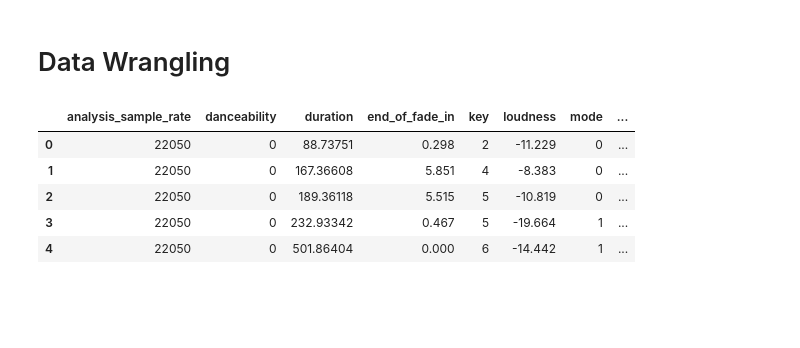
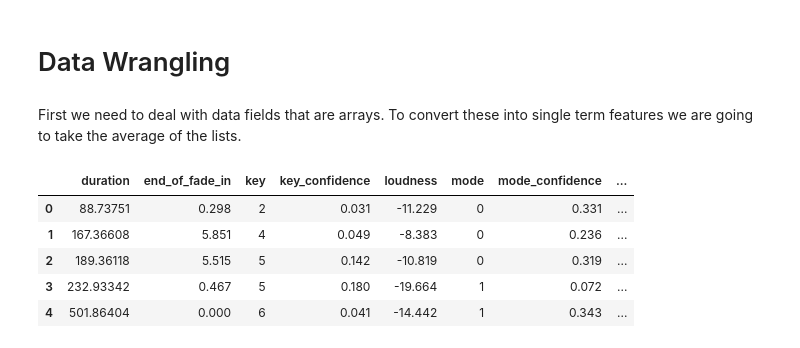
Before and after one commit to seankim658/Million-Song-Data-Analysis, a Jupyter notebook: Million Song Dataset Analysis.ipynb, the cells around one changed output. Drawn from its saved outputs; the diff is of its cells as text; code cells hidden in the pictures; blank space fills up the shorter version.

```diff
--- a/Million Song Dataset Analysis.ipynb
+++ b/Million Song Dataset Analysis.ipynb
@@ -520,14 +537,16 @@ valid_coordinates_geodf.plot(ax = ax, markersize = 20, color = 'red')
 [figure]
 # %% [markdown]
 # Data Wrangling
-# %%
-# grab relevant columns, then have to clean up null values
-corr_df = full_query_df[['analysis_sample_rate', 'danceability', 'duration', 'end_of_fade_in', 'key', 'loudness', 'mode', 'start_of_fade_out', 'tempo', 'time_signature', 'artist_terms', 'artist_familiarity', 'artist_hotttnesss', 'artist_latitude', 'artist_longitude', 'artist_playmeid', 'song_hotttnesss', 'year']]
-corr_df.head()
-# %% [output]
-|  | analysis_sample_rate | danceability | duration | end_of_fade_in | key | loudness | mode | ... |
-| 0 | 22050 | 0 | 88.73751 | 0.298 | 2 | -11.229 | 0 | ... |
-| 1 | 22050 | 0 | 167.36608 | 5.851 | 4 | -8.383 | 0 | ... |
-| 2 | 22050 | 0 | 189.36118 | 5.515 | 5 | -10.819 | 0 | ... |
-| 3 | 22050 | 0 | 232.93342 | 0.467 | 5 | -19.664 | 1 | ... |
-| 4 | 22050 | 0 | 501.86404 | 0.000 | 6 | -14.442 | 1 | ... |
+# %% [markdown]
+First we need to deal with data fields that are arrays. To convert these into single term features we are going to take the average of the lists.
+# %%
+# first drop the columns that will not be included as features for modelling (this includes any feature that are not relevant (i.e. title) and any fields that only include one value (i.e. analysis_sample_rate is always 22050 and danceability is always 0))
+modelDf = full_query_df.drop(['track_id', 'song_id', 'title', 'track_7digitalid', 'analysis_sample_rate', 'audio_md5', 'danceability', 'energy', 'similar_artists', 'artist_7digitalid', 'artist_id', 'artist_mbid', 'artist_name', 'genre', 'release', 'release_7digitalid', 'artist_mbtags', 'artist_mbtags_count', 'segments_timbre', 'segments_pitches', 'artist_terms', 'artist_playmeid'], axis = 1)
+modelDf.head()
+# %% [output]
+|  | duration | end_of_fade_in | key | key_confidence | loudness | mode | mode_confidence | ... |
+| 0 | 88.73751 | 0.298 | 2 | 0.031 | -11.229 | 0 | 0.331 | ... |
+| 1 | 167.36608 | 5.851 | 4 | 0.049 | -8.383 | 0 | 0.236 | ... |
+| 2 | 189.36118 | 5.515 | 5 | 0.142 | -10.819 | 0 | 0.319 | ... |
+| 3 | 232.93342 | 0.467 | 5 | 0.180 | -19.664 | 1 | 0.072 | ... |
+| 4 | 501.86404 | 0.000 | 6 | 0.041 | -14.442 | 1 | 0.343 | ... |
```
Also changed, not shown: parts of 8 cells of this notebook.
